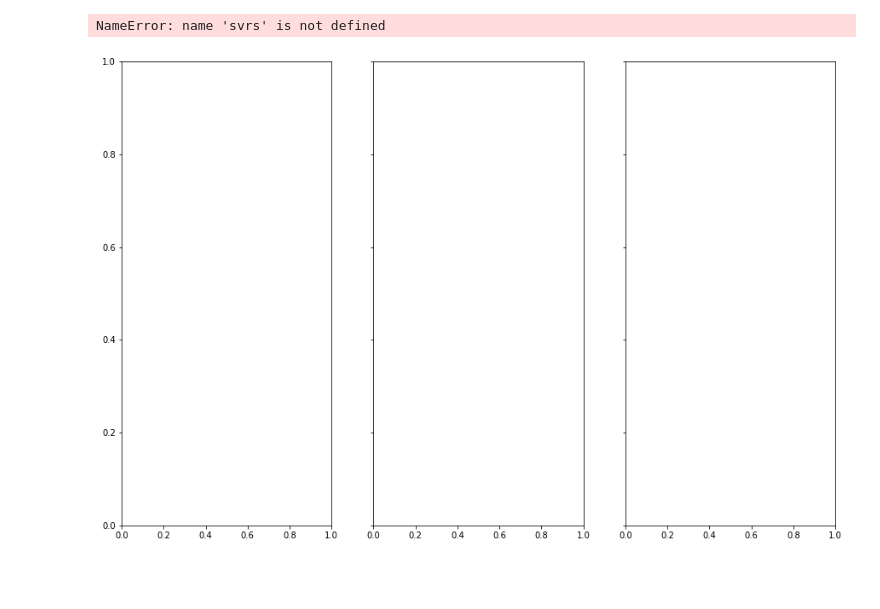
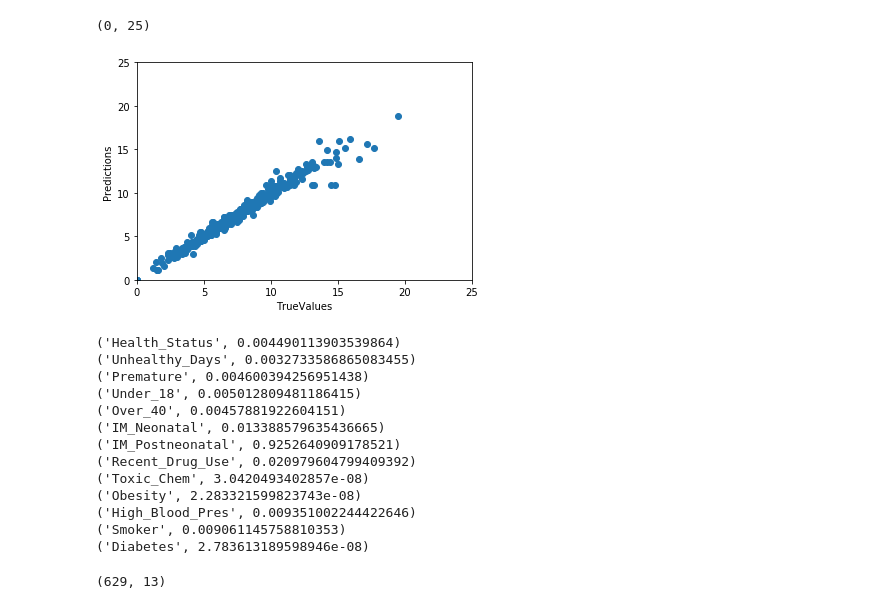
Before and after one commit to fpu-spring2019-ml-team2/MachineLearning, a Jupyter notebook: ML_Project.ipynb, the cells around one changed output. Cells and saved outputs as stored; diff of their text form; code cells hidden in the pictures; blank space fills up the shorter version.

```diff
--- a/ML_Project.ipynb
+++ b/ML_Project.ipynb
@@ -108,21 +96,32 @@ NameError: name 'svc_model' is not defined
-# %%
-fig, axes = plt.subplots(nrows=1, ncols=3, figsize=(15, 10), sharey=True)
-for ix, svr in enumerate(svrs):
-    axes[ix].plot(X, svr.fit(X, y).predict(X), color=model_color[ix], lw=lw,
-                  label='{} model'.format(kernel_label[ix]))
-    axes[ix].scatter(X[svr.support_], y[svr.support_], facecolor="none",
-                     edgecolor=model_color[ix], s=50,
-                     label='{} support vectors'.format(kernel_label[ix]))
-    axes[ix].scatter(X[np.setdiff1d(np.arange(len(X)), svr.support_)],
-                     y[np.setdiff1d(np.arange(len(X)), svr.support_)],
-                     facecolor="none", edgecolor="k", s=50,
-                     label='other training data')
-    axes[ix].legend(loc='upper center', bbox_to_anchor=(0.5, 1.1),
-                    ncol=1, fancybox=True, shadow=True)
-
-fig.text(0.5, 0.04, 'data', ha='center', va='center')
-fig.text(0.06, 0.5, 'target', ha='center', va='center', rotation='vertical')
-fig.suptitle("Support Vector Regression", fontsize=14)
-# %% [output]
-NameError: name 'svrs' is not defined
-[figure, removed]
+# %%
+plt.scatter(y_test.values, predictions)
+plt.xlabel('TrueValues')
+plt.ylabel('Predictions')
+plt.xlim(0, 25)
+plt.ylim(0, 25)
+# %% [output]
+(0, 25)
+[figure, added]
+# %%
+model.score(X_test, y_test)
+fImport = dict(zip(selected.columns, m.feature_importances_))
+for i in zip( fImport.keys(), fImport.values()):
+    print(i)
+# %% [output]
+('Health_Status', 0.004490113903539864)
+('Unhealthy_Days', 0.0032733586865083455)
+('Premature', 0.004600394256951438)
+('Under_18', 0.005012809481186415)
+('Over_40', 0.00457881922604151)
+('IM_Neonatal', 0.013388579635436665)
+('IM_Postneonatal', 0.9252640909178521)
+('Recent_Drug_Use', 0.020979604799409392)
+('Toxic_Chem', 3.0420493402857e-08)
+('Obesity', 2.283321599823743e-08)
+('High_Blood_Pres', 0.009351002244422646)
+('Smoker', 0.009061145758810353)
+('Diabetes', 2.783613189598946e-08)
+# %%
+print(X_test.shape)
+# %% [output]
+(629, 13)
```
Also changed, not shown: parts of 16 cells of this notebook, 8 other files.
